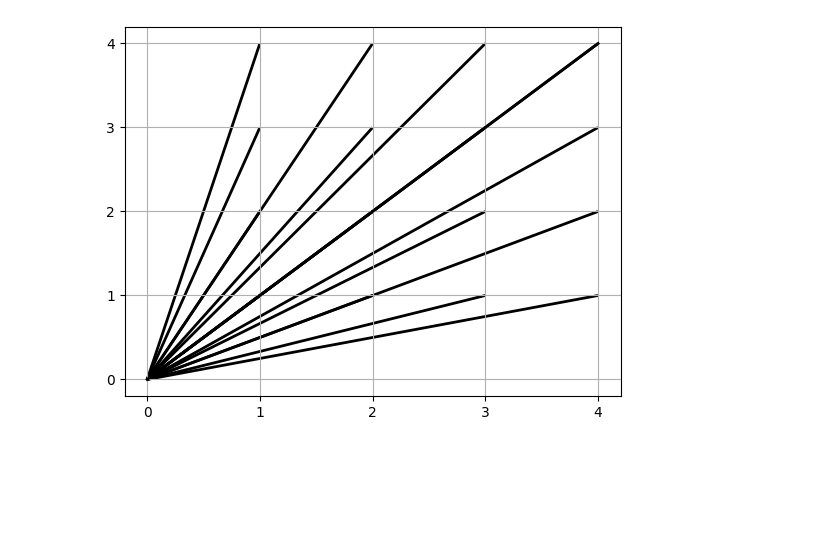
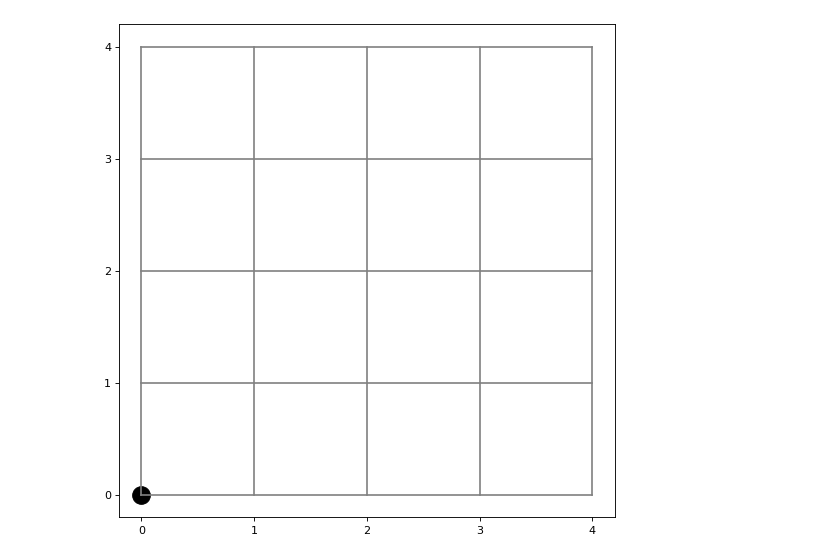
Before and after one commit to 1laggerman/No-three-in-a-line, a Jupyter notebook: noThreeInLine.ipynb, the cells around one changed output. Cells and saved outputs as stored; diff of their text form; code cells hidden in the pictures; blank space fills up the shorter version.

```diff
--- a/noThreeInLine.ipynb
+++ b/noThreeInLine.ipynb
@@ -74,42 +74,30 @@ class Point:
                     line.append(Pminus)
                 dist  = dist + 1
             lines['%d'.format(diff)] = (line, dotsCounter)
-# %%
-n = 5
-# fig = plt.figure()
-# ax = fig.add_subplot(1, 1, 1)
-ticks = np.arange(0, n, 1)
-fig, ax = plt.subplots()
-
-# for i in range(n):
-    # for j in range(n):
-for k in range(n):
-    for l in range(n):
-        if (k != 0 and l != 0):
-            verts = [
-                (0, 0),   # P0
-                (k, l),  # P1
-            ]
-
-            codes = [
-                Path.MOVETO,
-                Path.LINETO,
-            ]
-
-            path = Path(verts, codes)
-            patch = patches.PathPatch(path, facecolor='none', lw=2)
-            ax.add_patch(patch)
-
-xs, ys = zip(*verts)
-ax.plot(xs, ys, lw=2, color='black', ms=10)
-
-
-ax.set_xticks(ticks)
-ax.set_yticks(ticks)
-
-plt.grid()
-# %% [output]
-[figure, removed]
+# %%
+n = 5
+ticks = np.arange(0, n, 1)
+fig = plt.figure(figsize=(8, 8), dpi=80)
+ax = plt.axes()
+
+
+for x in range(n):
+    for y in range(n):
+        if x == 0:
+            ax.plot([0, n - 1], [y, y], 'grey')
+        if y == 0:
+            ax.plot([x, x], [0, n - 1], 'grey')
+
+ax.scatter([0], [0], color='black', s=250)
+
+ax.set_xticks(ticks)
+ax.set_yticks(ticks)
+
+
+plt.axis('off')
+plt.show()
+# %% [output]
+[figure, added]
 # %%
 fig = plt.figure()
 ticks = np.arange(0, 5, 1)
```
Also changed, not shown: parts of 1 cell of this notebook, 1 other file.
